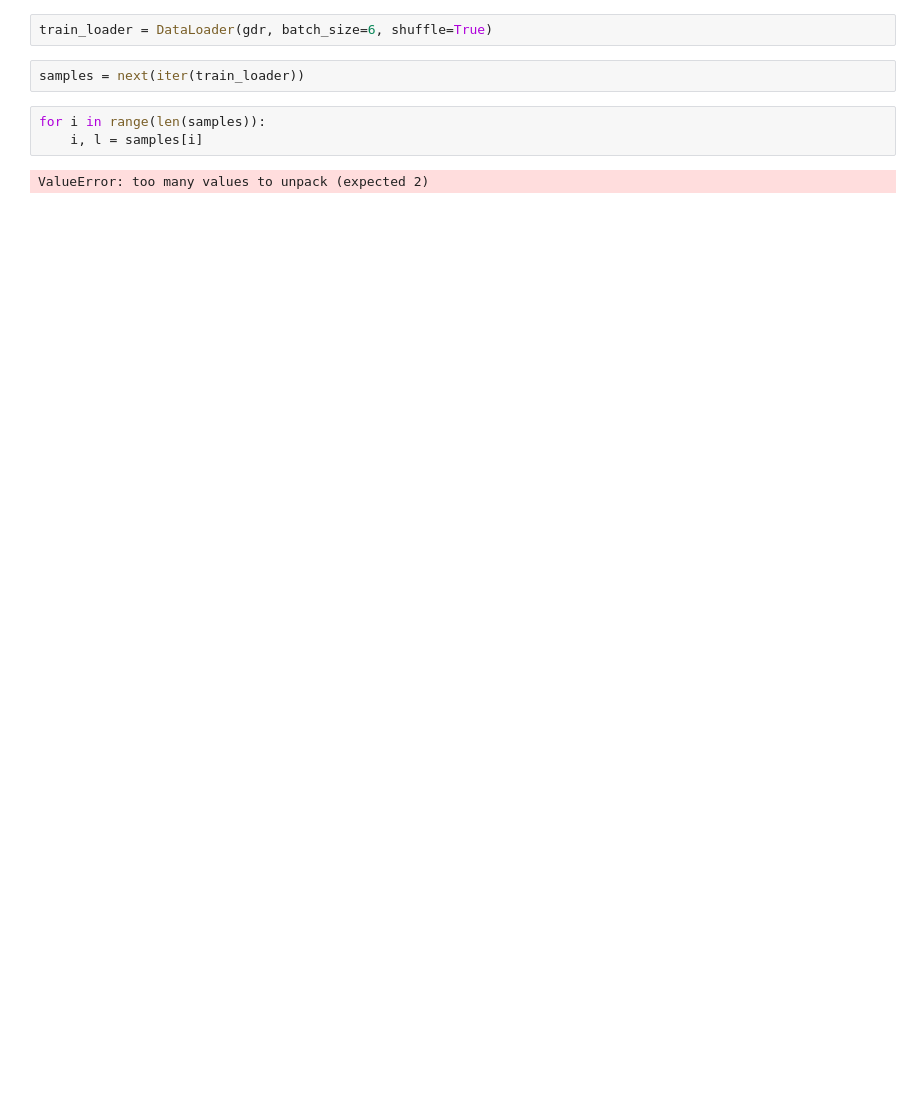
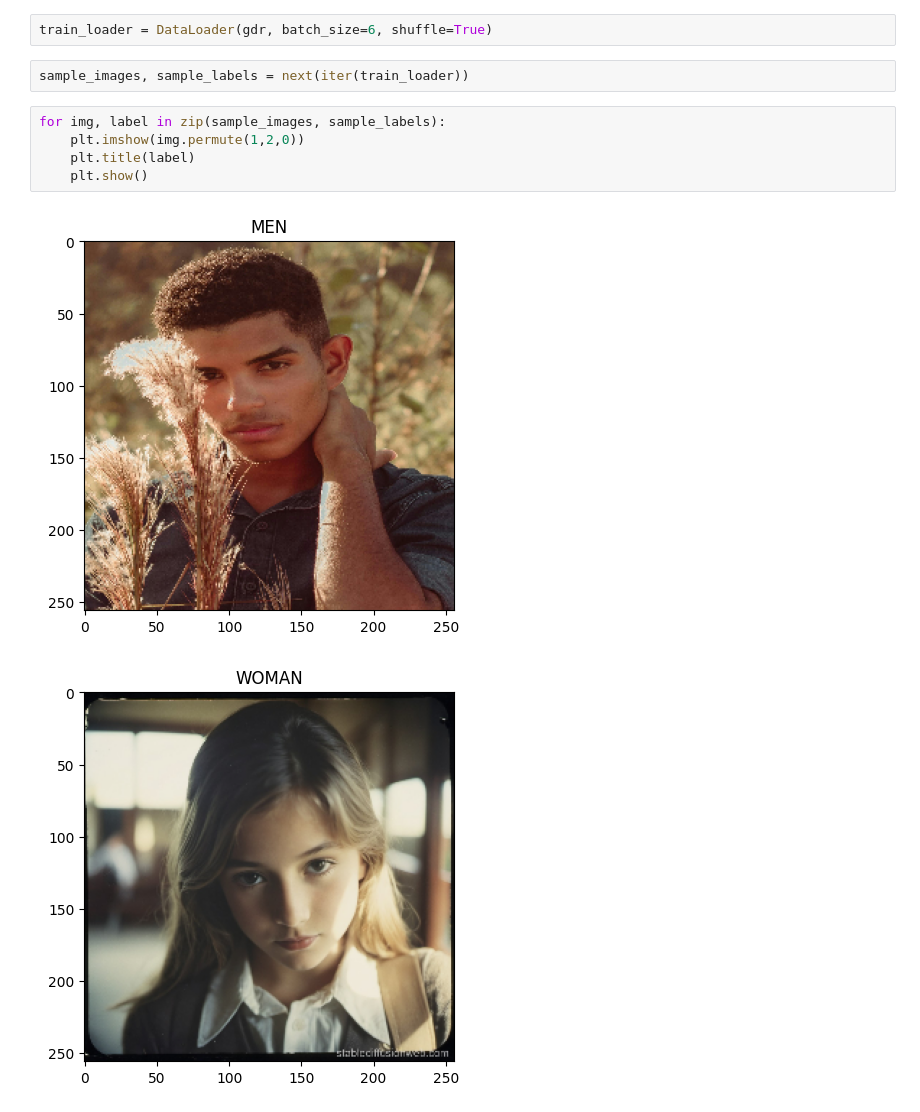
Before and after one commit to akki6843/Kaggle_notebooks, a Jupyter notebook: Gender_Recognition_pytorch.ipynb, the cells around one changed output. Saved outputs shown, nothing was run; the diff lists cells and outputs as text; blank space fills up the shorter version.

Commit message:
Successful Development of custom data class and respective data loader

```diff
--- a/Gender_Recognition_pytorch.ipynb
+++ b/Gender_Recognition_pytorch.ipynb
@@ -183,9 +183,12 @@ plt.show()
 # %%
 train_loader = DataLoader(gdr, batch_size=6, shuffle=True)
 # %%
-samples = next(iter(train_loader))
+sample_images, sample_labels = next(iter(train_loader))
-# %%
-for i in range(len(samples)):
-    i, l = samples[i]
-# %% [output]
-ValueError: too many values to unpack (expected 2)
+# %%
+for img, label in zip(sample_images, sample_labels):
+    plt.imshow(img.permute(1,2,0))
+    plt.title(label)
+    plt.show()
+# %% [output]
+[figure, added]
+[figure, added]
```
Also changed, not shown: parts of 5 cells of this notebook.
